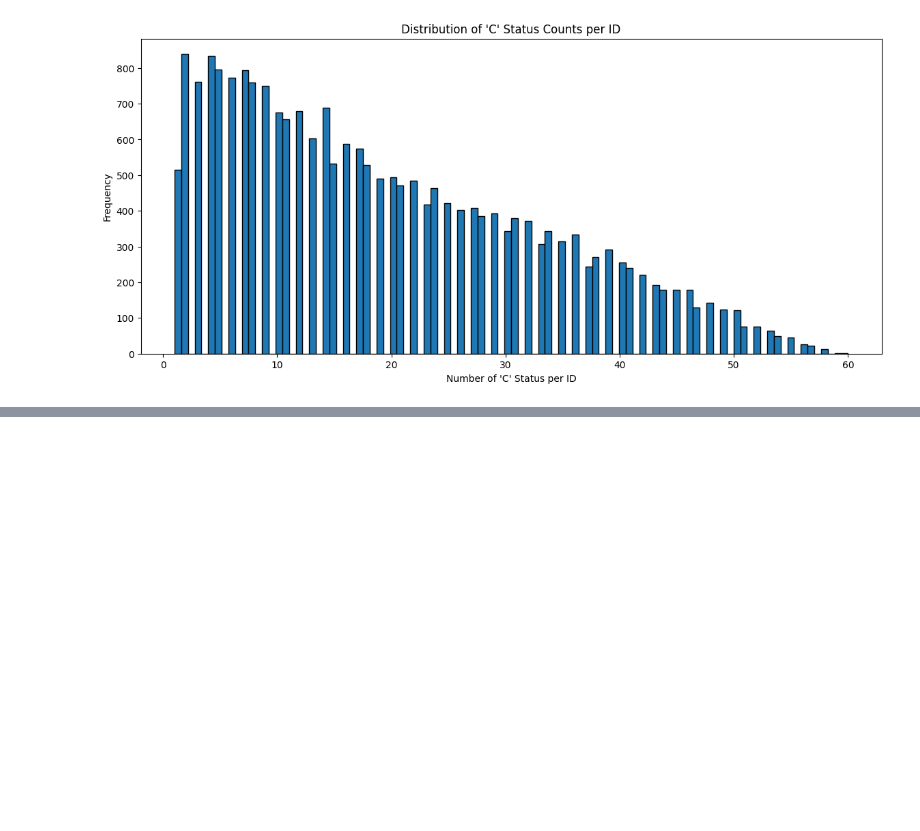
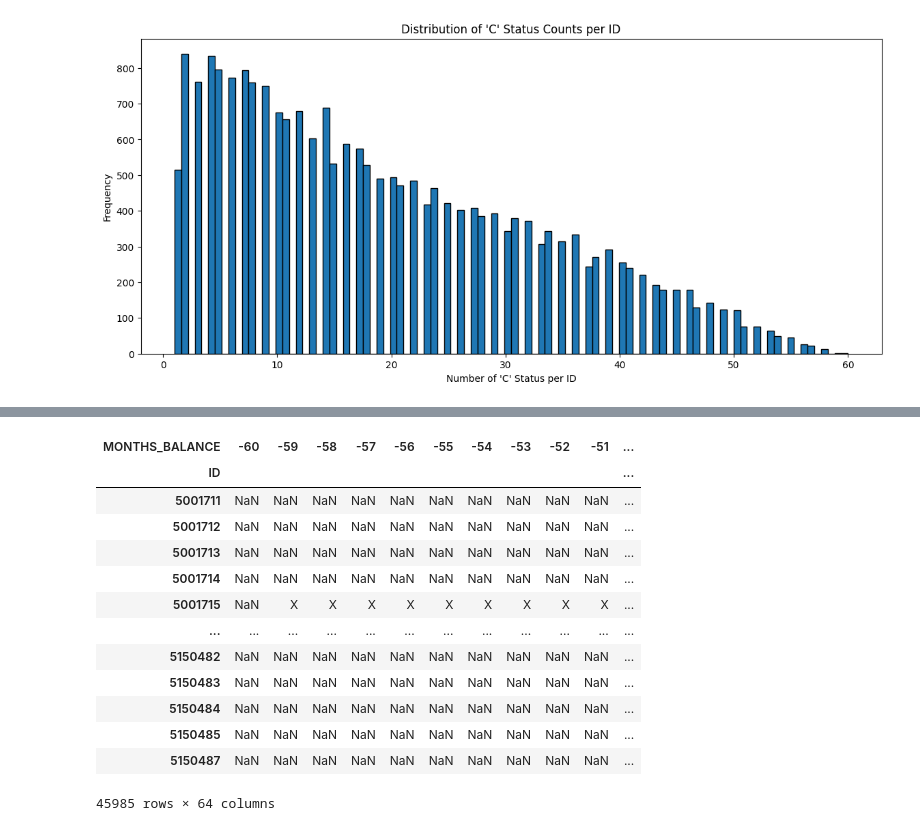
Before and after one commit to LoukasPerdikis/Credit-Card-Approval, a Jupyter notebook: credit_score.ipynb, the cells around one changed output, grey strips where cells are left out. Saved outputs shown, nothing was run; the diff lists cells and outputs as text; code cells hidden in the pictures; blank space fills up the shorter version.

```diff
--- a/credit_score.ipynb
+++ b/credit_score.ipynb
@@ -182,0 +174,6 @@ plt.show()
+# %%
+credit_group= credit_raw.groupby('ID')
+
+# Pivot credit_raw to wide format, grouped by 'ID'
+credit_pivot = credit_raw.pivot_table(index='ID', columns='MONTHS_BALANCE', values='STATUS', aggfunc='first')
+credit_pivot.head()
@@ -182,0 +192,5 @@ plt.show()
+# %%
+credit_pivot['start_month'] = credit_group['MONTHS_BALANCE'].min()
+credit_pivot['end_month'] = credit_group['MONTHS_BALANCE'].max()
+# %%
+credit_pivot['ID'] = credit_pivot.index
@@ -182,0 +214,17 @@ plt.show()
+# %%
+credit_pivot
+# %% [output]
+| MONTHS_BALANCE | -60 | -59 | -58 | -57 | -56 | -55 | -54 | -53 | -52 | -51 | ... |
+| ID |  |  |  |  |  |  |  |  |  |  | ... |
+| 5001711 | NaN | NaN | NaN | NaN | NaN | NaN | NaN | NaN | NaN | NaN | ... |
+| 5001712 | NaN | NaN | NaN | NaN | NaN | NaN | NaN | NaN | NaN | NaN | ... |
+| 5001713 | NaN | NaN | NaN | NaN | NaN | NaN | NaN | NaN | NaN | NaN | ... |
+| 5001714 | NaN | NaN | NaN | NaN | NaN | NaN | NaN | NaN | NaN | NaN | ... |
+| 5001715 | NaN | X | X | X | X | X | X | X | X | X | ... |
+| ... | ... | ... | ... | ... | ... | ... | ... | ... | ... | ... | ... |
+| 5150482 | NaN | NaN | NaN | NaN | NaN | NaN | NaN | NaN | NaN | NaN | ... |
+| 5150483 | NaN | NaN | NaN | NaN | NaN | NaN | NaN | NaN | NaN | NaN | ... |
+| 5150484 | NaN | NaN | NaN | NaN | NaN | NaN | NaN | NaN | NaN | NaN | ... |
+| 5150485 | NaN | NaN | NaN | NaN | NaN | NaN | NaN | NaN | NaN | NaN | ... |
+| 5150487 | NaN | NaN | NaN | NaN | NaN | NaN | NaN | NaN | NaN | NaN | ... |
+45985 rows × 64 columns
```
Also changed, not shown: parts of 7 cells of this notebook.
